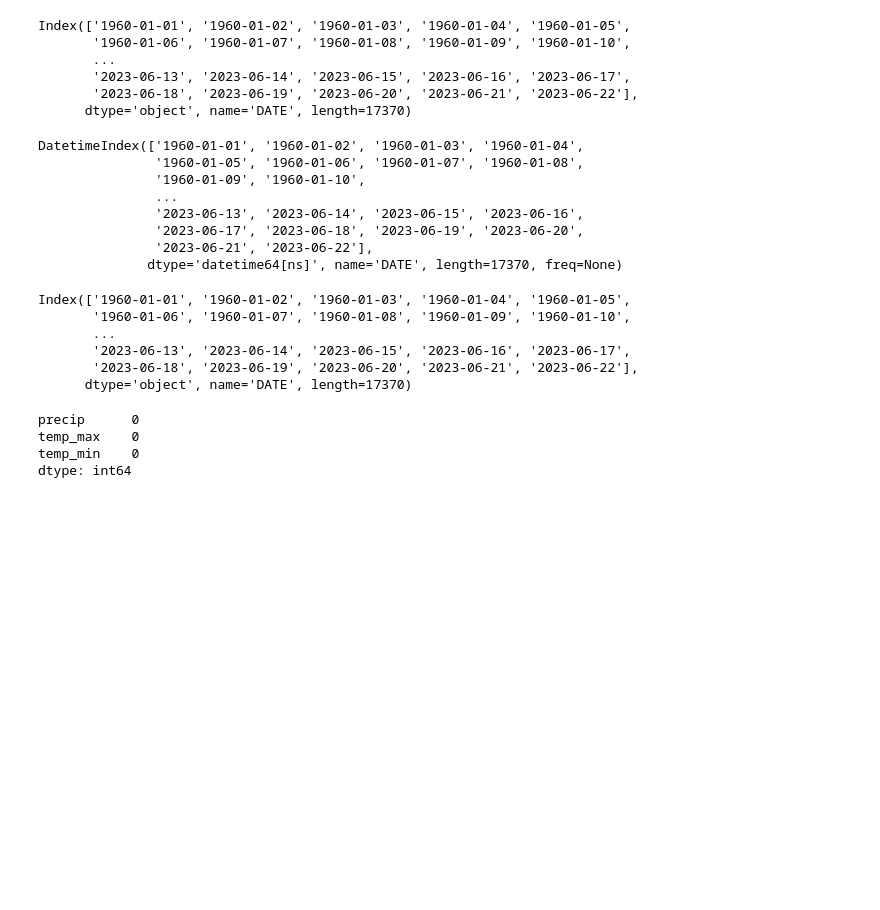
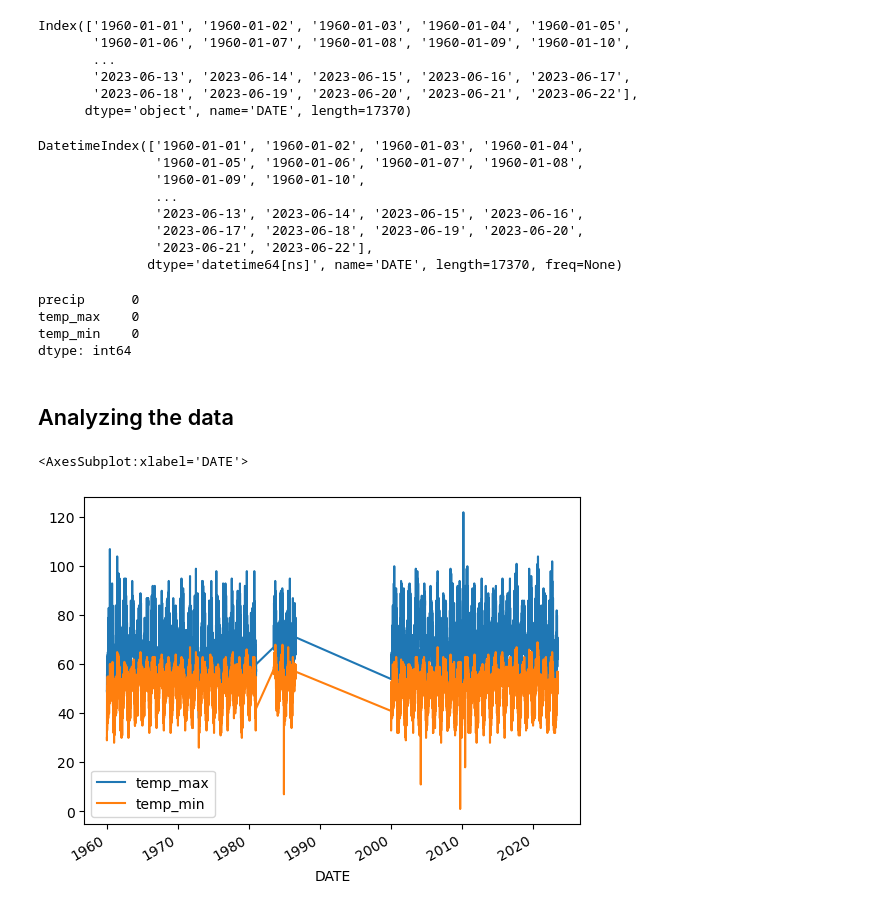
Before and after one commit to ashokrawatt/Weather-Prediction, a Jupyter notebook: weather.ipynb, the cells around one changed output. Saved outputs shown, nothing was run; the diff lists cells and outputs as text; code cells hidden in the pictures; blank space fills up the shorter version.

Commit message:
analyze the data

```diff
--- a/weather.ipynb
+++ b/weather.ipynb
@@ -196,25 +196,18 @@ Index(['1960-01-01', '1960-01-02', '1960-01-03', '1960-01-04', '1960-01-05',
        '2023-06-18', '2023-06-19', '2023-06-20', '2023-06-21', '2023-06-22'],
       dtype='object', name='DATE', length=17370)
 # %%
-pd.to_datetime(core_weather.index)
+core_weather.index = pd.to_datetime(core_weather.index)
-# %% [output]
-DatetimeIndex(['1960-01-01', '1960-01-02', '1960-01-03', '1960-01-04',
-               '1960-01-05', '1960-01-06', '1960-01-07', '1960-01-08',
-               '1960-01-09', '1960-01-10',
-               ...
-               '2023-06-13', '2023-06-14', '2023-06-15', '2023-06-16',
-               '2023-06-17', '2023-06-18', '2023-06-19', '2023-06-20',
-               '2023-06-21', '2023-06-22'],
-              dtype='datetime64[ns]', name='DATE', length=17370, freq=None)
 # %%
 core_weather.index
 # %% [output]
-Index(['1960-01-01', '1960-01-02', '1960-01-03', '1960-01-04', '1960-01-05',
-       '1960-01-06', '1960-01-07', '1960-01-08', '1960-01-09', '1960-01-10',
-       ...
-       '2023-06-13', '2023-06-14', '2023-06-15', '2023-06-16', '2023-06-17',
-       '2023-06-18', '2023-06-19', '2023-06-20', '2023-06-21', '2023-06-22'],
-      dtype='object', name='DATE', length=17370)
+DatetimeIndex(['1960-01-01', '1960-01-02', '1960-01-03', '1960-01-04',
+               '1960-01-05', '1960-01-06', '1960-01-07', '1960-01-08',
+               '1960-01-09', '1960-01-10',
+               ...
+               '2023-06-13', '2023-06-14', '2023-06-15', '2023-06-16',
+               '2023-06-17', '2023-06-18', '2023-06-19', '2023-06-20',
+               '2023-06-21', '2023-06-22'],
+              dtype='datetime64[ns]', name='DATE', length=17370, freq=None)
 # %%
 core_weather.apply(lambda x: (x==9999).sum())
 # %% [output]
@@ -222,3 +215,10 @@ precip      0
 temp_max    0
 temp_min    0
 dtype: int64
+# %% [markdown]
+## Analyzing the data
+# %%
+core_weather[["temp_max", "temp_min"]].plot()
+# %% [output]
+<AxesSubplot:xlabel='DATE'>
+[figure, added]
```
Also changed, not shown: parts of 3 cells of this notebook.
